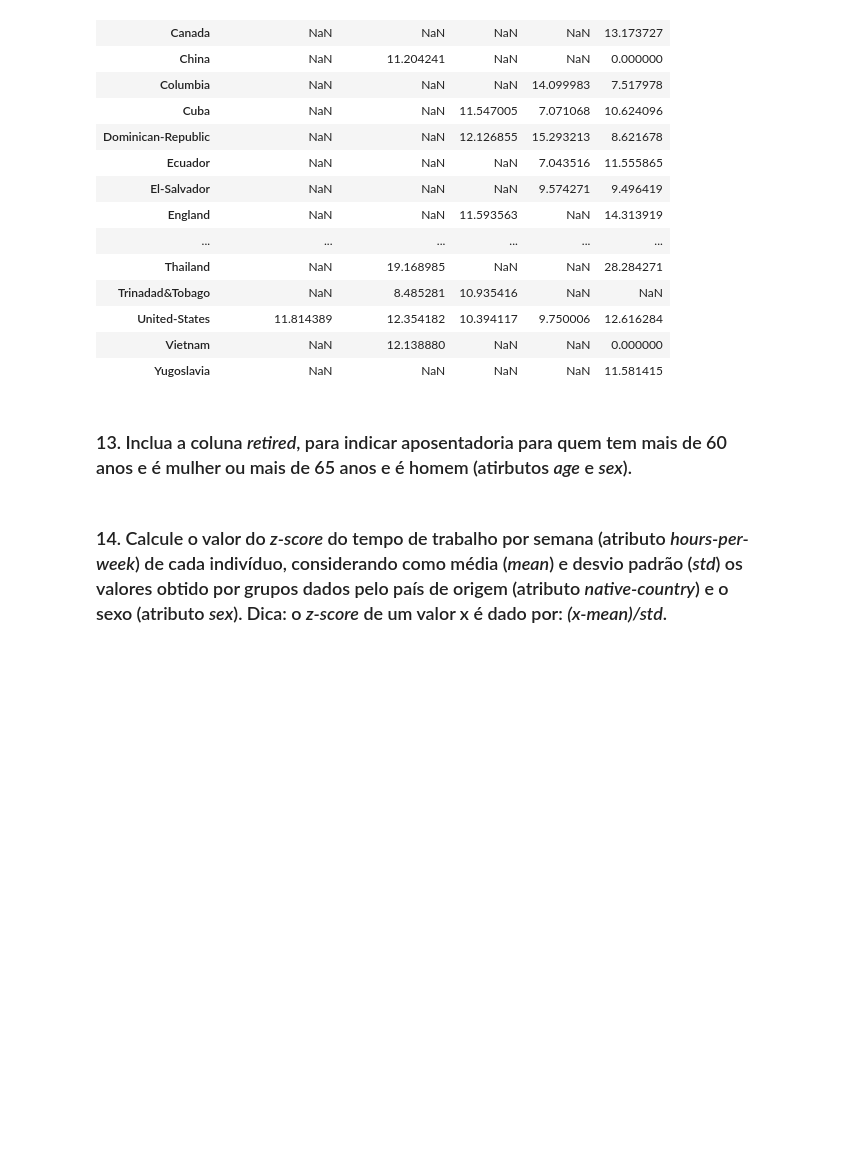
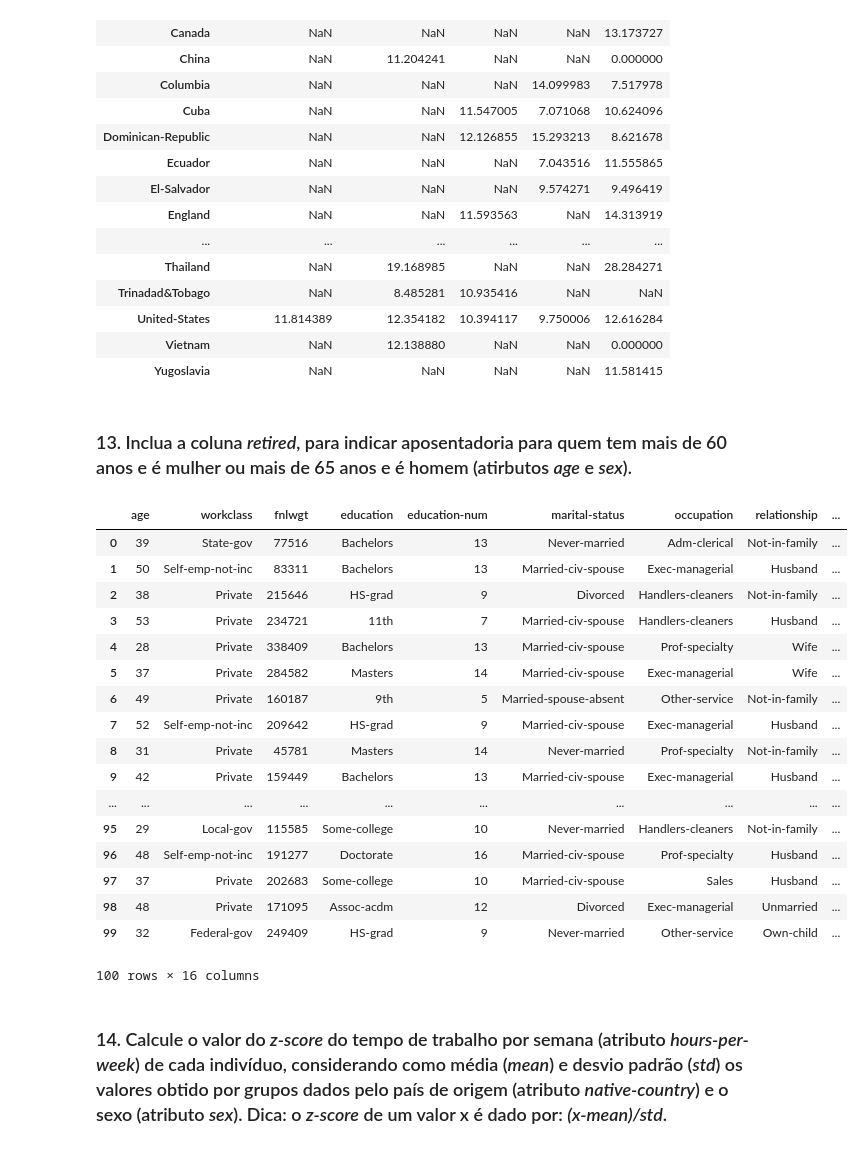
Before and after one commit to michaelfarias/ufc-data-science, a Jupyter notebook: trabalhos/trabalho2/Trabalho Pra&#769;tico - Pandas.ipynb, the cells around one changed output. Drawn from its saved outputs; the diff is of its cells as text; code cells hidden in the pictures; blank space fills up the shorter version.

```diff
--- a/trabalhos/trabalho2/Trabalho Pra&#769;tico - Pandas.ipynb
+++ b/trabalhos/trabalho2/Trabalho Pra&#769;tico - Pandas.ipynb
@@ -205,6 +205,35 @@ pd.pivot_table(data, values = 'hours-per-week', index = 'native-country', column
 | Yugoslavia | NaN | NaN | NaN | NaN | 11.581415 |
 # %% [markdown]
 ### 13. Inclua a coluna *retired*, para indicar aposentadoria para quem tem mais de 60 anos e é mulher ou mais de 65 anos e é homem (atirbutos *age* e *sex*).
+# %%
+criteria1 = (data['sex'] == ' Female') & (data['age'] > 60)
+criteria2 = (data['sex'] == ' Male') & (data['age'] > 65)
+criteria = criteria1 | criteria2
+
+data['retired']='No'
+
+data.loc[criteria,'retired'] = 'yes'
+# data.loc[criteria2,'retired'] = 'yes'
+data.head(100)
+# %% [output]
+|  | age | workclass | fnlwgt | education | education-num | marital-status | occupation | relationship | ... |
+| 0 | 39 | State-gov | 77516 | Bachelors | 13 | Never-married | Adm-clerical | Not-in-family | ... |
+| 1 | 50 | Self-emp-not-inc | 83311 | Bachelors | 13 | Married-civ-spouse | Exec-managerial | Husband | ... |
+| 2 | 38 | Private | 215646 | HS-grad | 9 | Divorced | Handlers-cleaners | Not-in-family | ... |
+| 3 | 53 | Private | 234721 | 11th | 7 | Married-civ-spouse | Handlers-cleaners | Husband | ... |
+| 4 | 28 | Private | 338409 | Bachelors | 13 | Married-civ-spouse | Prof-specialty | Wife | ... |
+| 5 | 37 | Private | 284582 | Masters | 14 | Married-civ-spouse | Exec-managerial | Wife | ... |
+| 6 | 49 | Private | 160187 | 9th | 5 | Married-spouse-absent | Other-service | Not-in-family | ... |
+| 7 | 52 | Self-emp-not-inc | 209642 | HS-grad | 9 | Married-civ-spouse | Exec-managerial | Husband | ... |
+| 8 | 31 | Private | 45781 | Masters | 14 | Never-married | Prof-specialty | Not-in-family | ... |
+| 9 | 42 | Private | 159449 | Bachelors | 13 | Married-civ-spouse | Exec-managerial | Husband | ... |
+| ... | ... | ... | ... | ... | ... | ... | ... | ... | ... |
+| 95 | 29 | Local-gov | 115585 | Some-college | 10 | Never-married | Handlers-cleaners | Not-in-family | ... |
+| 96 | 48 | Self-emp-not-inc | 191277 | Doctorate | 16 | Married-civ-spouse | Prof-specialty | Husband | ... |
+| 97 | 37 | Private | 202683 | Some-college | 10 | Married-civ-spouse | Sales | Husband | ... |
+| 98 | 48 | Private | 171095 | Assoc-acdm | 12 | Divorced | Exec-managerial | Unmarried | ... |
+| 99 | 32 | Federal-gov | 249409 | HS-grad | 9 | Never-married | Other-service | Own-child | ... |
+100 rows × 16 columns
 # %% [markdown]
 ### 14. Calcule o valor do *z-score* do tempo de trabalho por semana (atributo *hours-per-week*) de cada indivíduo, considerando como média (*mean*) e desvio padrão (*std*) os valores obtido por grupos dados pelo país de origem (atributo *native-country*) e o sexo (atributo *sex*). Dica: o *z-score* de um valor x é dado por:  *(x-mean)/std*.
 # %% [markdown]
```
Also changed, not shown: 1 other file.
